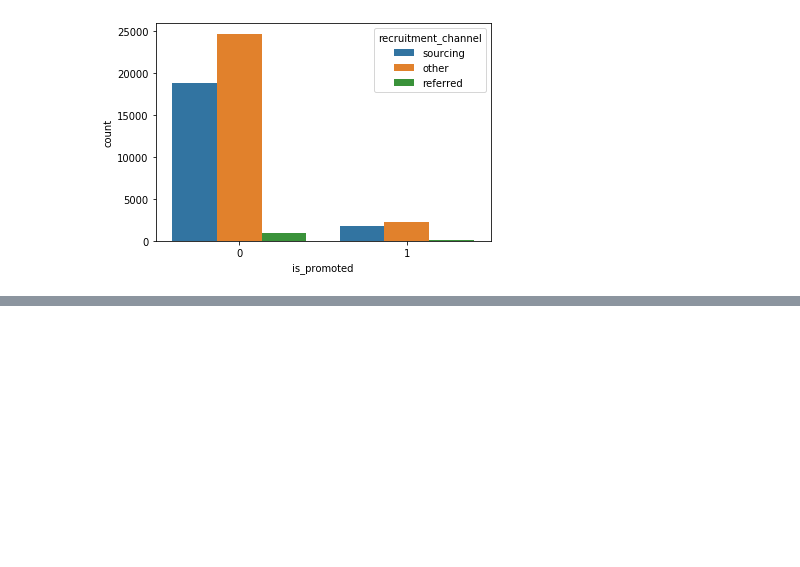
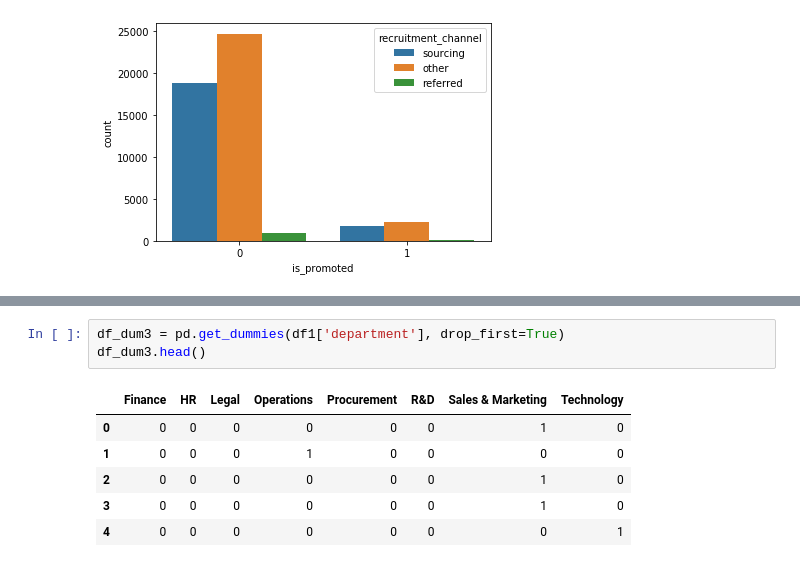
Before and after one commit to evansmatey/Project-Work, a Jupyter notebook: Project Data Cleaning.ipynb, the cells around one changed output, grey strips where cells are left out. Saved outputs shown, nothing was run; the diff lists cells and outputs as text; blank space fills up the shorter version.

```diff
--- a/Project Data Cleaning.ipynb
+++ b/Project Data Cleaning.ipynb
@@ -378,0 +412,10 @@ x = sns.countplot(x='is_promoted', hue='KPIs_met >80%', data=df1)
+# %%
+df_dum3 = pd.get_dummies(df1['department'], drop_first=True)
+df_dum3.head()
+# %% [output]
+|  | Finance | HR | Legal | Operations | Procurement | R&D | Sales & Marketing | Technology |
+| 0 | 0 | 0 | 0 | 0 | 0 | 0 | 1 | 0 |
+| 1 | 0 | 0 | 0 | 1 | 0 | 0 | 0 | 0 |
+| 2 | 0 | 0 | 0 | 0 | 0 | 0 | 1 | 0 |
+| 3 | 0 | 0 | 0 | 0 | 0 | 0 | 1 | 0 |
+| 4 | 0 | 0 | 0 | 0 | 0 | 0 | 0 | 1 |
```
Also changed, not shown: parts of 14 cells of this notebook.
